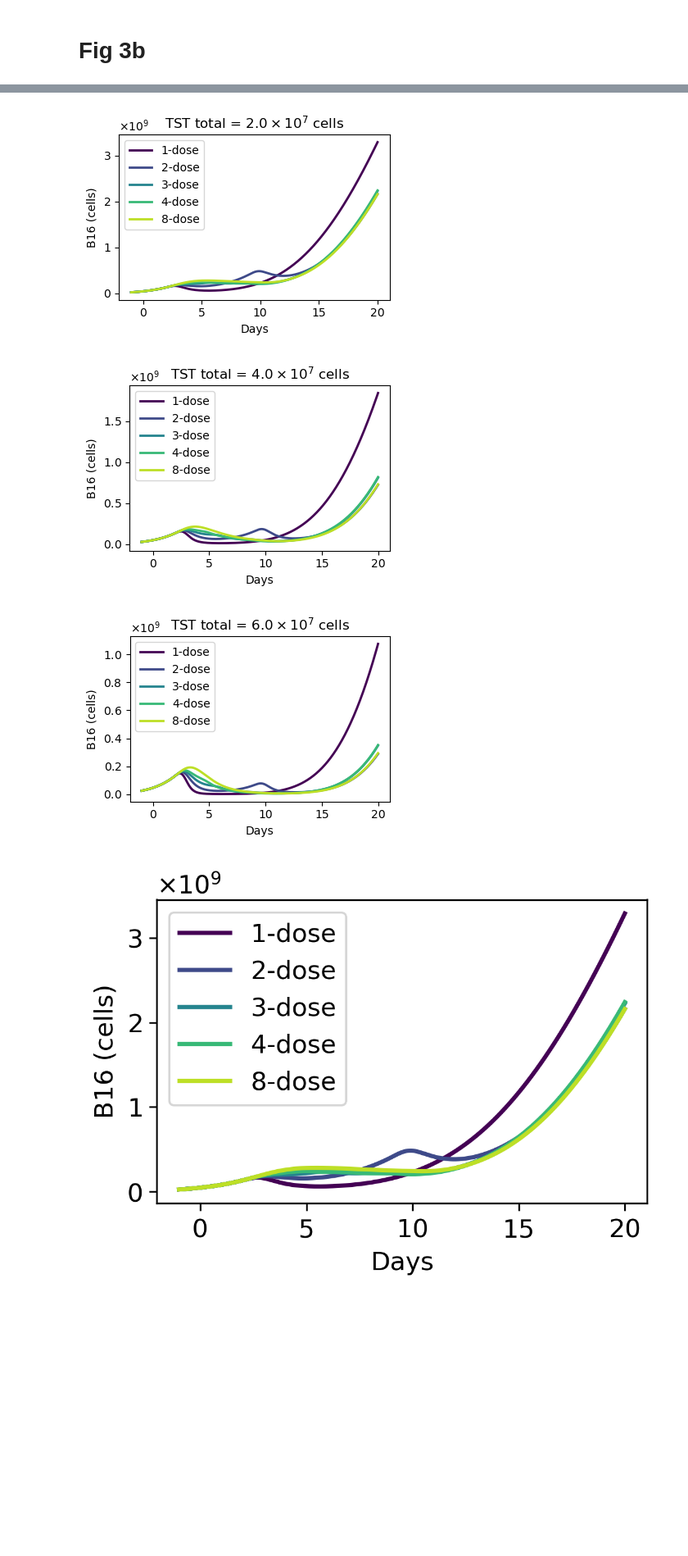
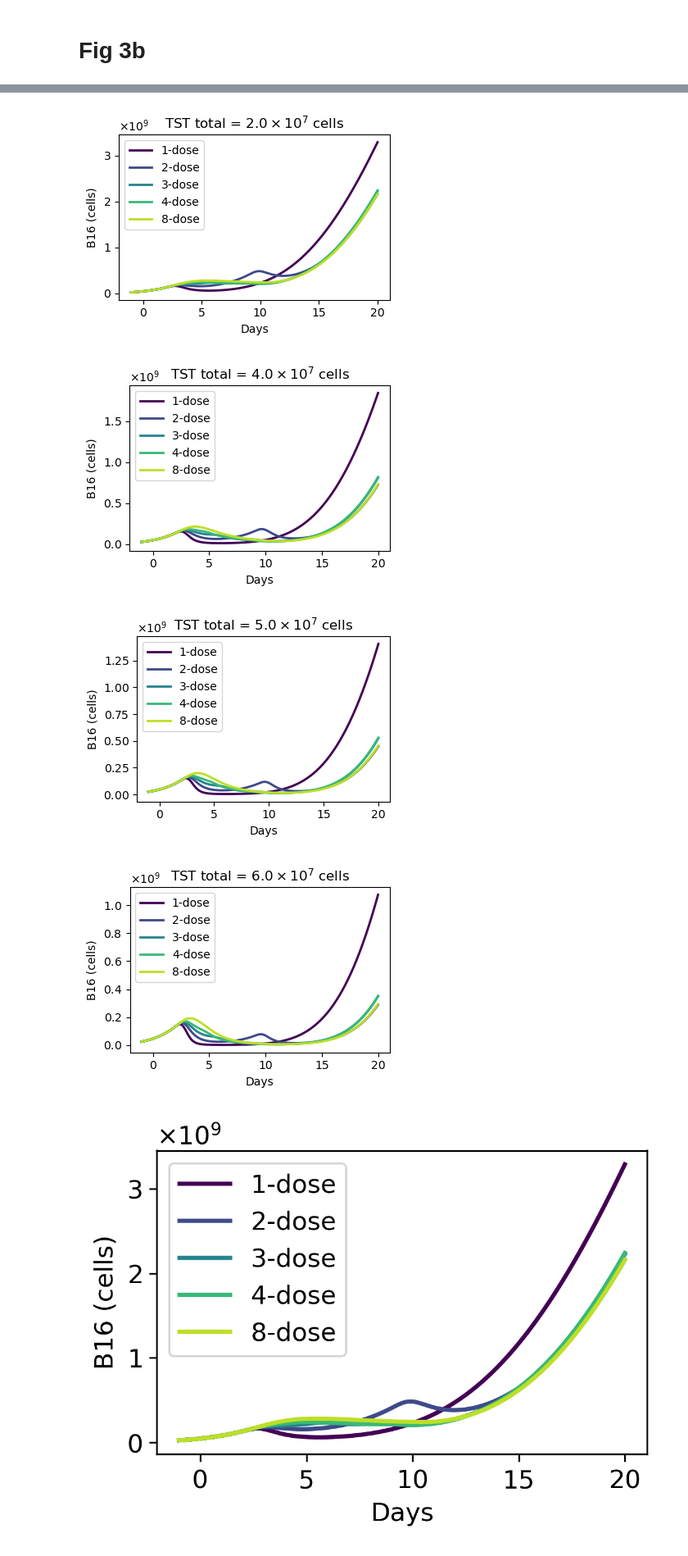
Before and after one commit to Rockyperiod/b16_act_analysis, a Jupyter notebook: code/ode/03_fractionate_dosing.ipynb, the cells around one changed output, grey strips where cells are left out. Shown at 82% size. Saved outputs shown, nothing was run; the diff lists cells and outputs as text; code cells hidden in the pictures; blank space fills up the shorter version.

```diff
--- a/code/ode/03_fractionate_dosing.ipynb
+++ b/code/ode/03_fractionate_dosing.ipynb
@@ -226,7 +225,7 @@ def format_sci(value):
 # %%
 # === Dosing schedule ===
 t_eval = np.arange(-1, 20.01, 0.01)
-total_dose_list = [1e6, 5e6, 1e7, 2e7, 4e7, 6e7]
+total_dose_list = [1e6, 5e6, 1e7, 2e7, 4e7, 5e7, 6e7]
 for total_dose in total_dose_list:
     dose_schedules = {
         "1-dose": ([0], [total_dose]),
@@ -254,34 +253,35 @@ for total_dose in total_dose_list:
 
     sci_title = format_sci(total_dose)
     plt.title(fr"TST total = ${sci_title}$ cells")
     plt.legend(title="Schedule")
     plt.tight_layout()
 
     # === apply scientific notation on y-axis ===
     ax = plt.gca()
     set_scientific_yticks(ax)
 
     plt.legend(fontsize=10)#, loc='center left', bbox_to_anchor=(1, 0.6))
     plt.tight_layout()
 
     # --- Save ---
     filename_base = f"{int(total_dose):.0e}".replace("+0", "").replace(".0", "").replace("e", "e")
     #plt.savefig(os.path.join(save_dir_3_1, f"{filename_base}_dose.pdf"), dpi=300, bbox_inches='tight')
     #plt.savefig(os.path.join(save_dir_3_1, f"{filename_base}_dose.png"), dpi=300, bbox_inches='tight')
     pdf_path = os.path.join(dir_path, f"figS3b_{filename_base}_dose.pdf")
     #jpeg_path = os.path.join(dir_path, f"fig3b_{filename_base}_dose.jpeg")
     plt.savefig(pdf_path, dpi=1200)
 # %% [output]
  lsoda--  warning..internal t (=r1) and h (=r2) are
        such that in the machine, t + h = t on the next step
        (h = step size). solver will continue anyway
       in above,  r1 =  0.2000000000000D+01   r2 =  0.1333540245013D-15
 [figure]
 [figure]
 [figure]
 [figure]
 [figure]
-[figure, old version]
+[figure, new version]
+[figure, added]
 # %%
 # === Dosing schedule ===
 t_eval = np.arange(-1, 20.01, 0.01)
```
Also changed, not shown: parts of 2 cells of this notebook.
